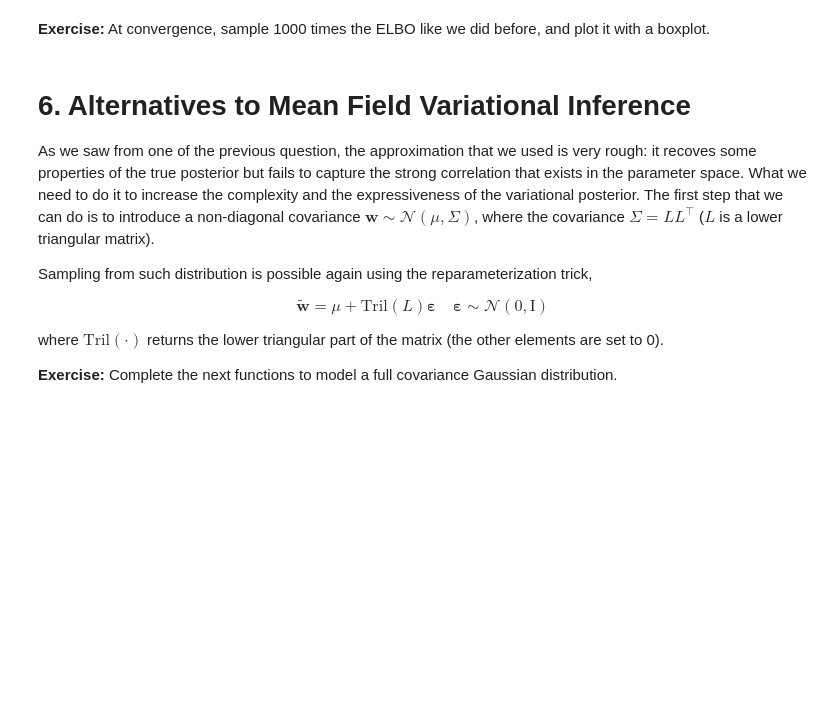
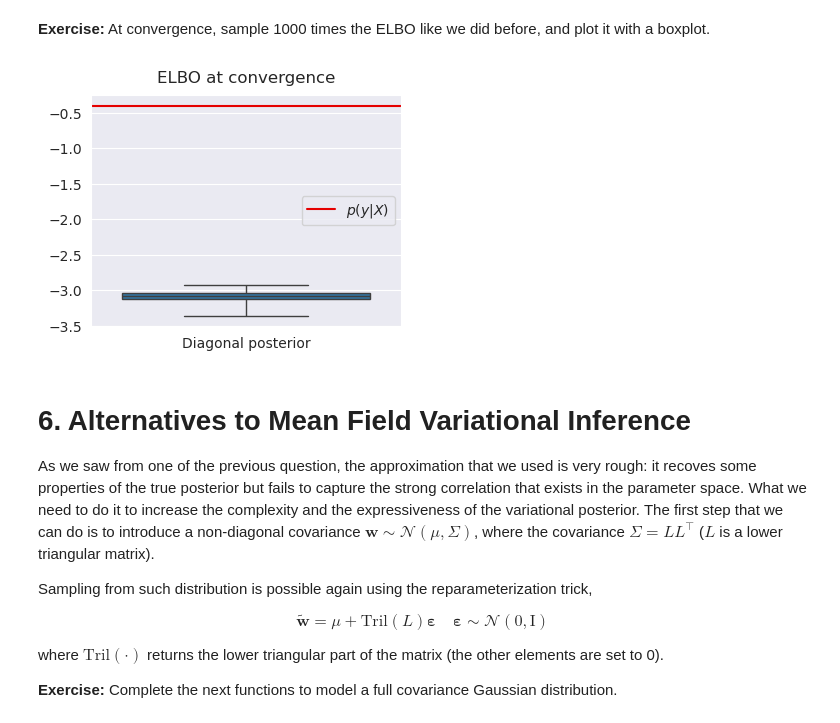
Before and after one commit to Michele2301/asi-labs, a Jupyter notebook: lab_week4-public/Variational_Logistic_Regression.ipynb, the cells around one changed output. Saved outputs shown, nothing was run; the diff lists cells and outputs as text; code cells hidden in the pictures; blank space fills up the shorter version.

```diff
--- a/lab_week4-public/Variational_Logistic_Regression.ipynb
+++ b/lab_week4-public/Variational_Logistic_Regression.ipynb
@@ -607,13 +609,24 @@ converged_elbos["Diagonal posterior"] = # @@ COMPLETE @@ #
+# %%
+converged_elbos = pd.DataFrame()
+n_repetition = 1000
+converged_elbos["Diagonal posterior"] = np.stack(
+    [
+        elbo_fn(q_params, p_params, jax.random.PRNGKey(i), X, y, Nmc=1000)[0]
+        for i in range(n_repetition)
+    ]
+)
 # %%
 fig, ax = plt.subplots(figsize=[4, 3])
 sns.boxplot(
     data=converged_elbos,
     whis=np.inf,
 )
-ax.axhline(-0.4, color="xkcd:red", label=r"$p(\boldsymbol{y}|\boldsymbol{X})$")
+ax.axhline(-0.4, color="xkcd:red", label=r"$p(y|X)$")
 ax.set_title("ELBO at convergence", y=1.02)
 ax.legend()
 plt.show()
+# %% [output]
+[figure, added]
 # %% [markdown]
 # 6. Alternatives to Mean Field Variational Inference
 
```
Also changed, not shown: parts of 27 cells of this notebook.
